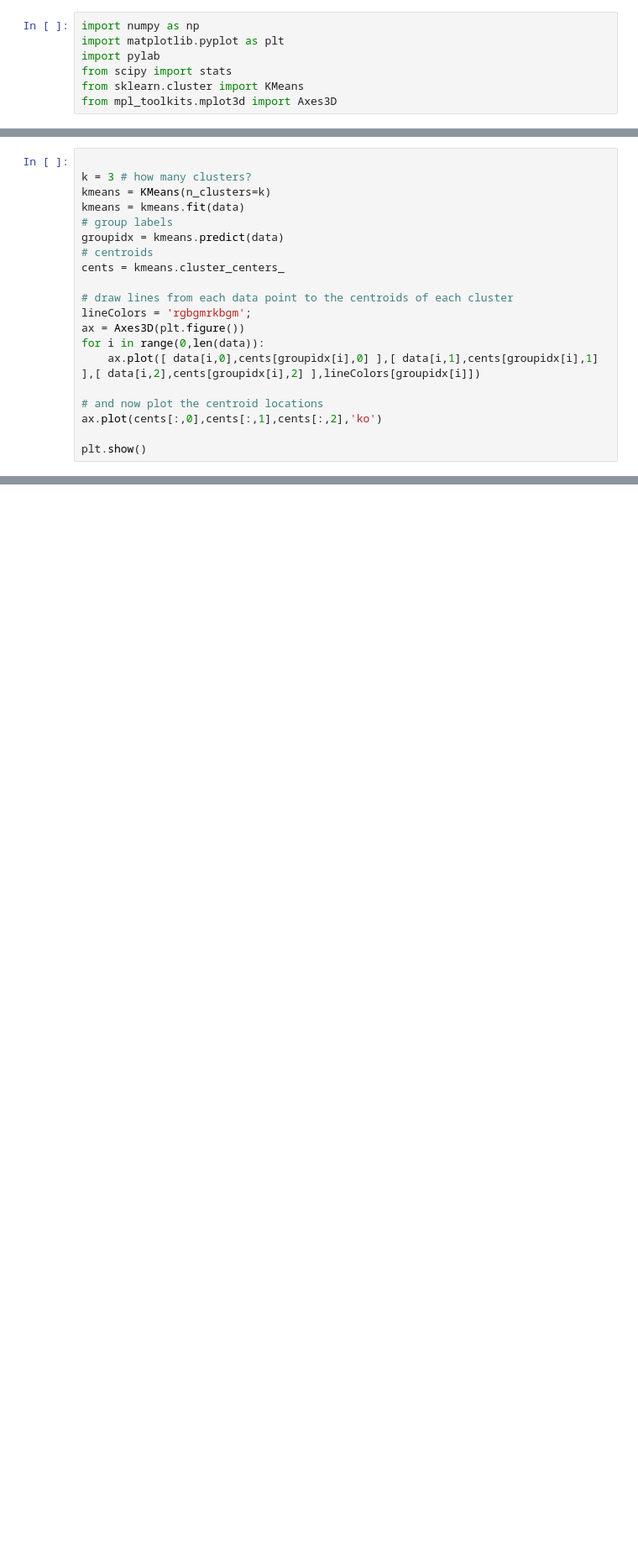
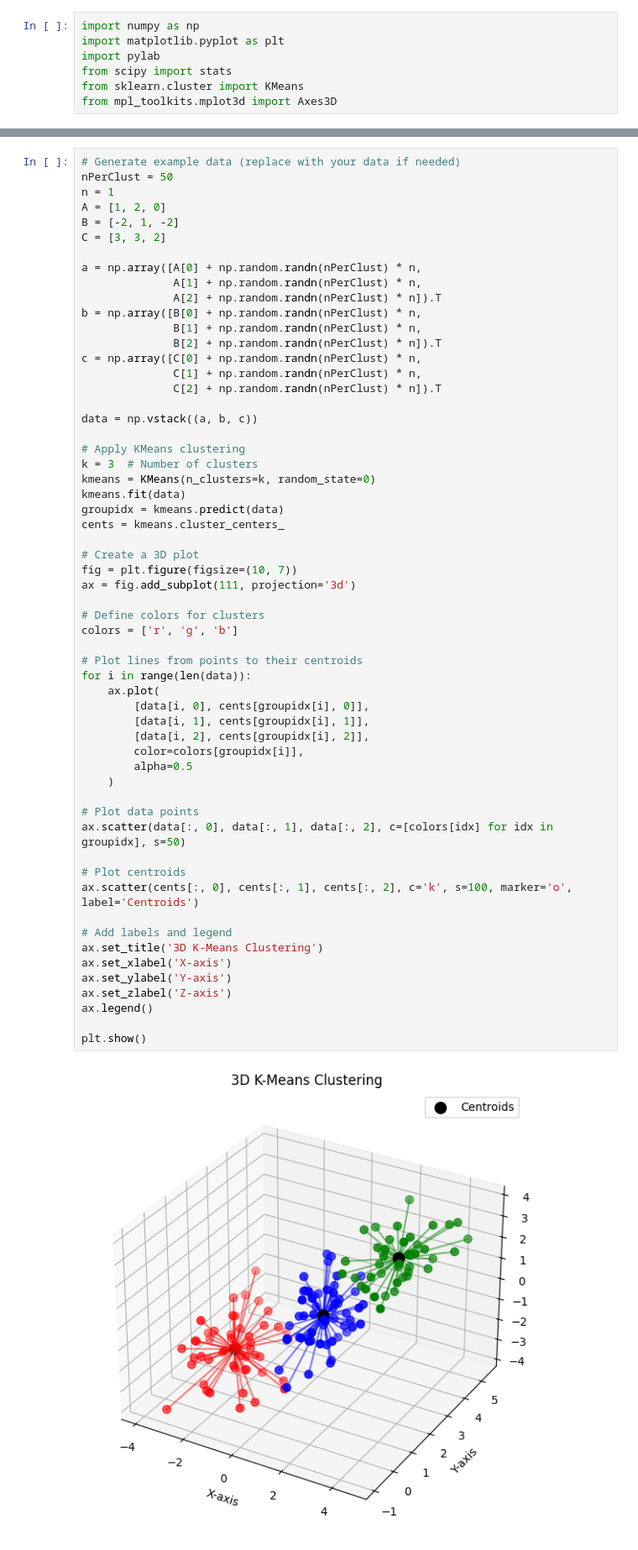
Before and after one commit to SiracencoSerghei/Statistics_and_ML, a Jupyter notebook: 3.2_clustering_dimension-reduction/stats_clusterdimred_kmeans.ipynb, the cells around one changed output, grey strips where cells are left out. Shown at 84% size. Drawn from its saved outputs; the diff is of its cells as text; blank space fills up the shorter version.

```diff
--- a/3.2_clustering_dimension-reduction/stats_clusterdimred_kmeans.ipynb
+++ b/3.2_clustering_dimension-reduction/stats_clusterdimred_kmeans.ipynb
@@ -143,20 +155,0 @@ plt.show()
-# %%
-
-k = 3 # how many clusters?
-kmeans = KMeans(n_clusters=k)
-kmeans = kmeans.fit(data)
-# group labels
-groupidx = kmeans.predict(data)
-# centroids
-cents = kmeans.cluster_centers_
-
-# draw lines from each data point to the centroids of each cluster
-lineColors = 'rgbgmrkbgm';
-ax = Axes3D(plt.figure())
-for i in range(0,len(data)):
-    ax.plot([ data[i,0],cents[groupidx[i],0] ],[ data[i,1],cents[groupidx[i],1] ],[ data[i,2],cents[groupidx[i],2] ],lineColors[groupidx[i]])
-
-# and now plot the centroid locations
-ax.plot(cents[:,0],cents[:,1],cents[:,2],'ko')
-
-plt.show()
@@ -164,0 +156,60 @@ plt.show()
+# %%
+# Generate example data (replace with your data if needed)
+nPerClust = 50
+n = 1
+A = [1, 2, 0]
+B = [-2, 1, -2]
+C = [3, 3, 2]
+
+a = np.array([A[0] + np.random.randn(nPerClust) * n,
+              A[1] + np.random.randn(nPerClust) * n,
+              A[2] + np.random.randn(nPerClust) * n]).T
+b = np.array([B[0] + np.random.randn(nPerClust) * n,
+              B[1] + np.random.randn(nPerClust) * n,
+              B[2] + np.random.randn(nPerClust) * n]).T
+c = np.array([C[0] + np.random.randn(nPerClust) * n,
+              C[1] + np.random.randn(nPerClust) * n,
+              C[2] + np.random.randn(nPerClust) * n]).T
+
+data = np.vstack((a, b, c))
+
+# Apply KMeans clustering
+k = 3  # Number of clusters
+kmeans = KMeans(n_clusters=k, random_state=0)
+kmeans.fit(data)
+groupidx = kmeans.predict(data)
+cents = kmeans.cluster_centers_
+
+# Create a 3D plot
+fig = plt.figure(figsize=(10, 7))
+ax = fig.add_subplot(111, projection='3d')
+
+# Define colors for clusters
+colors = ['r', 'g', 'b']
+
+# Plot lines from points to their centroids
+for i in range(len(data)):
+    ax.plot(
+        [data[i, 0], cents[groupidx[i], 0]],
+        [data[i, 1], cents[groupidx[i], 1]],
+        [data[i, 2], cents[groupidx[i], 2]],
+        color=colors[groupidx[i]],
+        alpha=0.5
+    )
+
+# Plot data points
+ax.scatter(data[:, 0], data[:, 1], data[:, 2], c=[colors[idx] for idx in groupidx], s=50)
+
+# Plot centroids
+ax.scatter(cents[:, 0], cents[:, 1], cents[:, 2], c='k', s=100, marker='o', label='Centroids')
+
+# Add labels and legend
+ax.set_title('3D K-Means Clustering')
+ax.set_xlabel('X-axis')
+ax.set_ylabel('Y-axis')
+ax.set_zlabel('Z-axis')
+ax.legend()
+
+plt.show()
+# %% [output]
+[figure, added]
```
Also changed, not shown: parts of 2 cells of this notebook.
